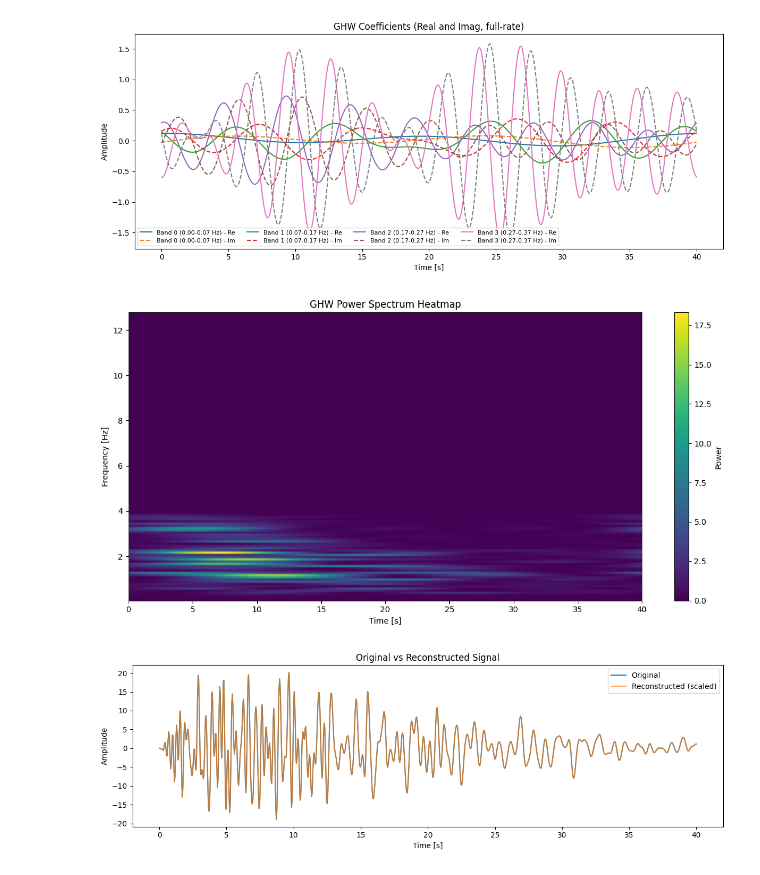
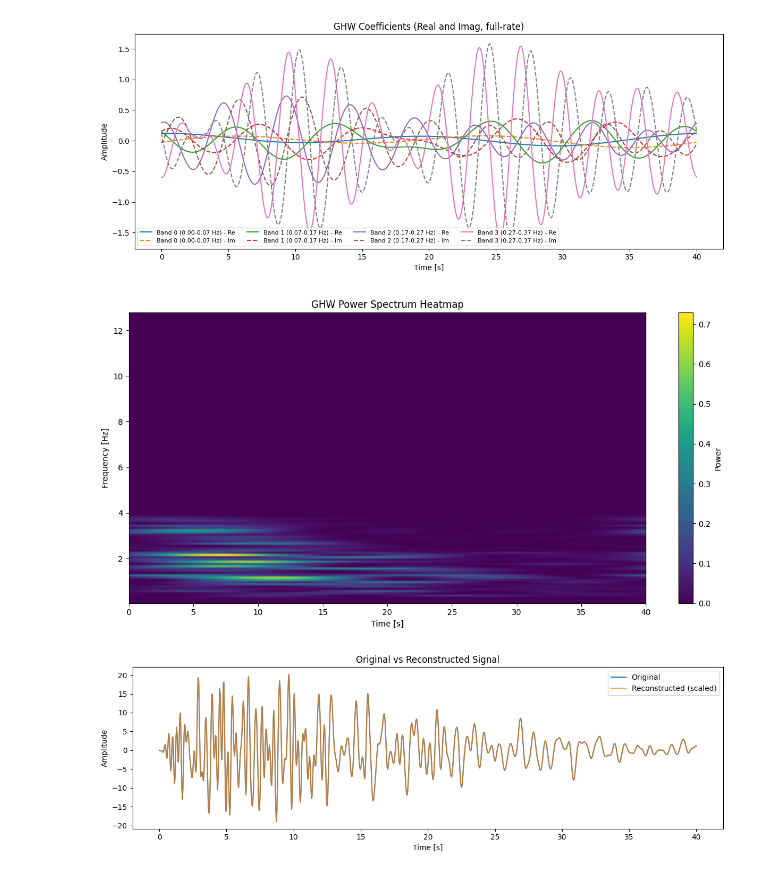
Before and after one commit to jgdu4rte/diffusion_model_stochastic_process, a Jupyter notebook: main.ipynb, the cells around one changed output. Cells and saved outputs as stored; diff of their text form; code cells hidden in the pictures.

```diff
--- a/main.ipynb
+++ b/main.ipynb
@@ -113,7 +113,8 @@ fs = 1.0 / np.median(dt)
 print(f"Estimated fs = {fs:.2f} Hz")
 print(f"Max dt = {max(dt):.4f} s")
 
-# Uniform bands
+# bands
+width = 4
 uniform_bands, adaptive_bands, freqs = ghw_band_options(x, fs, bins_per_band=4, spike_prominence=1e-1)
 # %% [output]
 Estimated fs = 25.58 Hz
@@ -157,23 +158,23 @@ plt.show()
 # %%
 import numpy as np
 import matplotlib.pyplot as plt
 
-power_matrix = np.array([np.abs(c)**2 for c in coeffs])  # shape (num_bands, N)
+power_matrix = np.array([np.abs(c)**2/(2*np.pi*width) for c in coeffs])
 
-t_original = np.arange(len(x)) * dt  # full time vector
-freq_centers = np.array([(b[0]+b[1])/2 for b in bands])  # center freq per band
+t_original = np.arange(len(x)) * dt
+freq_centers = np.array([(b[0]+b[1])/2 for b in bands])
 
 plt.figure(figsize=(12,6))
 plt.imshow(power_matrix, aspect='auto', origin='lower',
            extent=[t_original[0], t_original[-1], freq_centers[0], freq_centers[-1]])
 plt.colorbar(label='Power')
 plt.xlabel("Time [s]")
 plt.ylabel("Frequency [Hz]")
 plt.title("GHW Power Spectrum Heatmap")
 plt.tight_layout()
 plt.show()
 # %% [output]
-[figure, old version]
+[figure, new version]
 # %%
 x_rec = out_uniform["reconstruct_fullrate"]()
 
```
Also changed, not shown: 1 other file.
